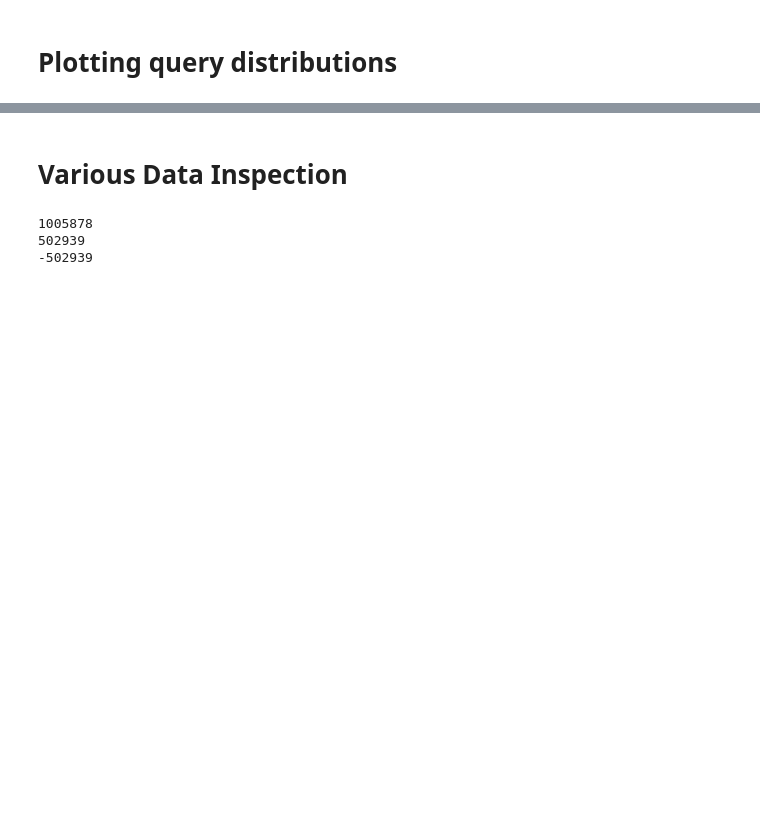
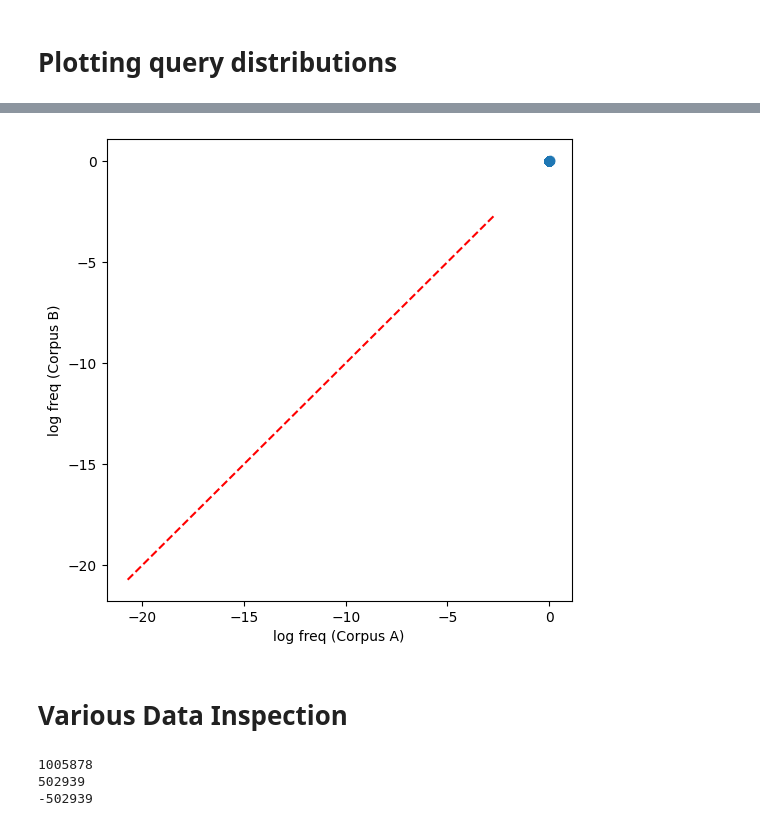
Before and after one commit to BoutM/MMATH-CM-Research-Project, a Jupyter notebook: RAG/tests.ipynb, the cells around one changed output, grey strips where cells are left out. Drawn from its saved outputs; the diff is of its cells as text; code cells hidden in the pictures; blank space fills up the shorter version.

```diff
--- a/RAG/tests.ipynb
+++ b/RAG/tests.ipynb
@@ -113,0 +144,8 @@ for train_batch in train_batches:
+# %%
+from scipy.spatial.distance import jensenshannon
+
+vec_A = np.array([train_dist.get(w,0) for w in vocab])
+vec_B = np.array([test_dist.get(w,0) for w in vocab])
+
+js = jensenshannon(vec_A, vec_B)
+print("JS divergence:", js)
@@ -114,3 +173,20 @@ for train_batch in train_batches:
+# %%
+import numpy as np
+import matplotlib.pyplot as plt
+
+eps = 1e-9
+x = [np.log(train_dist.get(w, eps)) for w in vocab]
+y = [np.log(test_dist.get(w, eps)) for w in vocab]
+
+
+plt.figure(figsize=(6,6))
+plt.scatter(vec_A, vec_B, alpha=0.3)
+plt.plot([min(x), max(x)], [min(x), max(x)], 'r--')
+plt.xlabel("log freq (Corpus A)")
+plt.ylabel("log freq (Corpus B)")
+plt.show()
+# %% [output]
+[figure, added]
 # %% [markdown]
 # Various Data Inspection
 # %%
```
Also changed, not shown: parts of 5 cells of this notebook.
